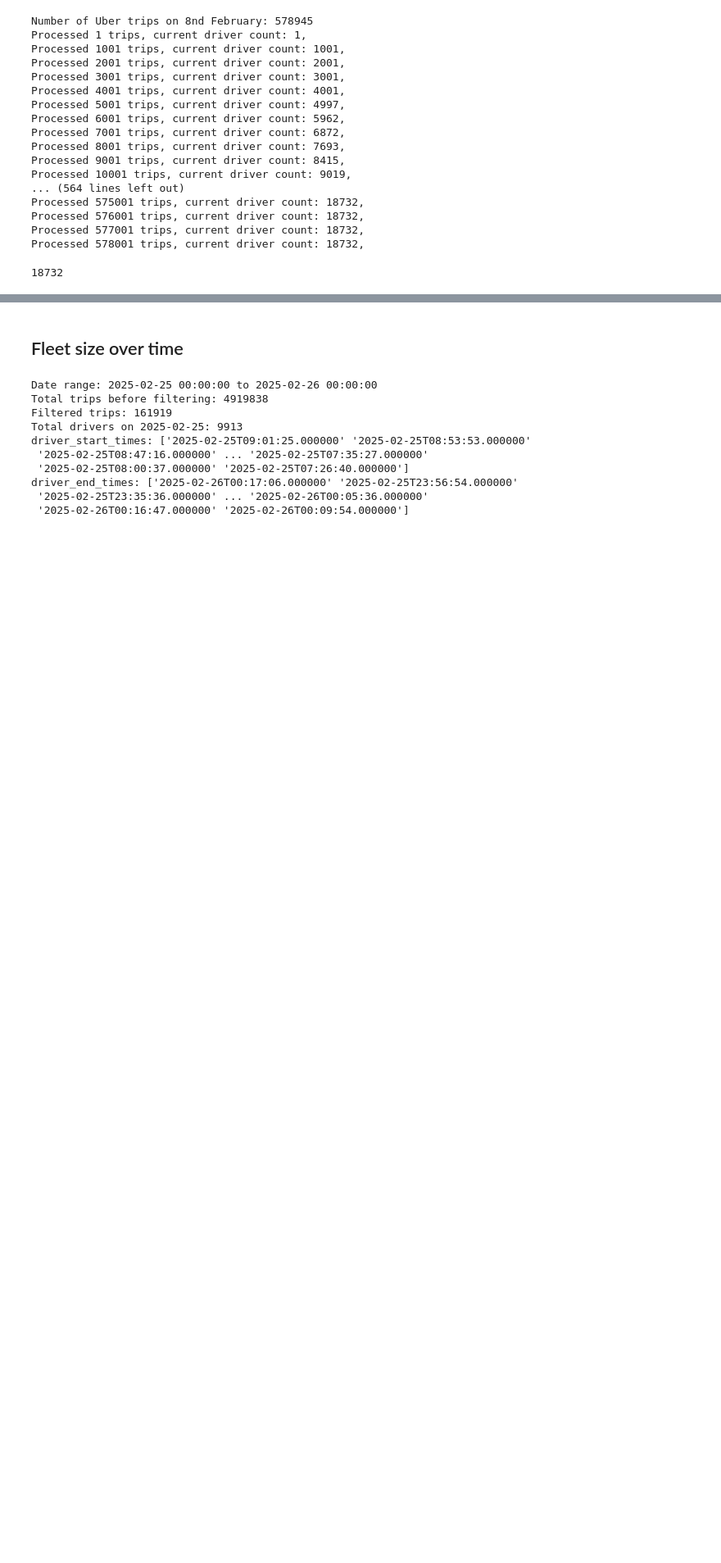
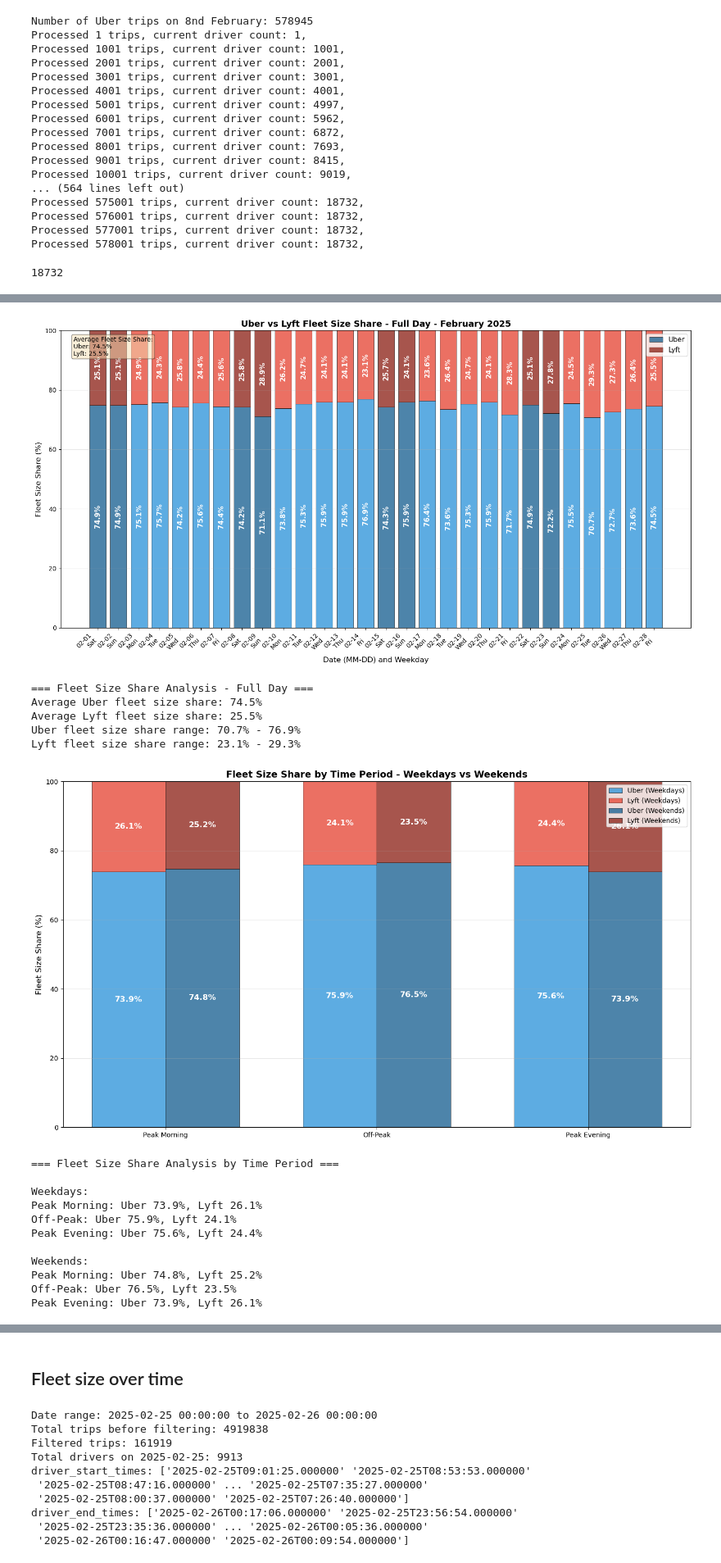
Before and after one commit to hendrikmehl/Thesis_HME, a Jupyter notebook: Code/notebooks/fleet_size.ipynb, the cells around one changed output, grey strips where cells are left out. Shown at 82% size. Cells and saved outputs as stored; diff of their text form; code cells hidden in the pictures; blank space fills up the shorter version.

```diff
--- a/Code/notebooks/fleet_size.ipynb
+++ b/Code/notebooks/fleet_size.ipynb
@@ -309,0 +472,30 @@ Processed 578001 trips, current driver count: 18732,
+# %%
+import pandas as pd
+import src.fleet_size.comparative_analysis as comparative_analysis
+importlib.reload(comparative_analysis)
+
+uber_fleet_size_summary = pd.read_csv('../data/processed/uber_fleet_size_summary.csv')
+lyft_fleet_size_summary = pd.read_csv('../data/processed/lyft_fleet_size_summary.csv')
+
+comparative_analysis.visualize_fleet_size_share_stacked(uber_fleet_size_summary, lyft_fleet_size_summary)
+comparative_analysis.visualize_fleet_size_share_time_periods(uber_fleet_size_summary, lyft_fleet_size_summary)
+comparative_analysis.visualize_fleet_size_share_by_weekday(uber_fleet_size_summary, lyft_fleet_size_summary)
+# %% [output]
+[figure, added]
+=== Fleet Size Share Analysis - Full Day ===
+Average Uber fleet size share: 74.5%
+Average Lyft fleet size share: 25.5%
+Uber fleet size share range: 70.7% - 76.9%
+Lyft fleet size share range: 23.1% - 29.3%
+[figure, added]
+=== Fleet Size Share Analysis by Time Period ===
+
+Weekdays:
+Peak Morning: Uber 73.9%, Lyft 26.1%
+Off-Peak: Uber 75.9%, Lyft 24.1%
+Peak Evening: Uber 75.6%, Lyft 24.4%
+
+Weekends:
+Peak Morning: Uber 74.8%, Lyft 25.2%
+Off-Peak: Uber 76.5%, Lyft 23.5%
+Peak Evening: Uber 73.9%, Lyft 26.1%
```
Also changed, not shown: parts of 11 cells of this notebook, 10 other files.
